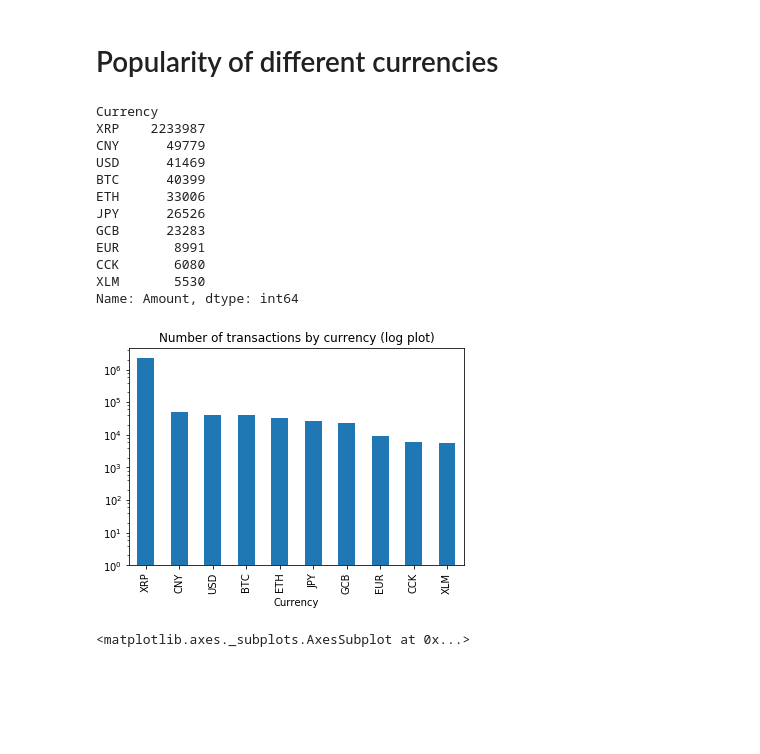
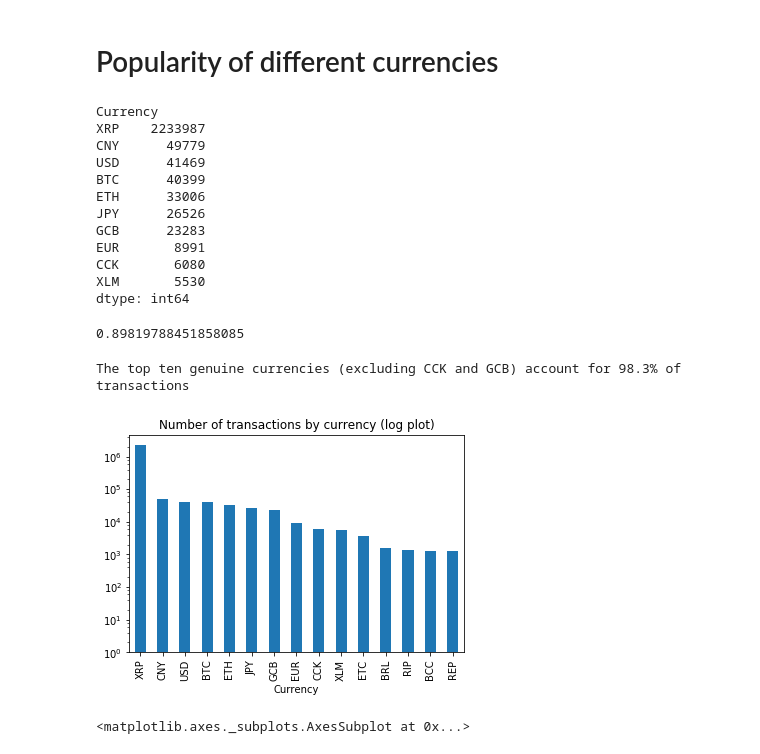
Before and after one commit to tur-ium/Ripple-and-privacy, a Jupyter notebook: Ripple dataset summary.ipynb, the cells around one changed output. Saved outputs shown, nothing was run; the diff lists cells and outputs as text; code cells hidden in the pictures; blank space fills up the shorter version.

Commit message:
Add files via upload
Calculated proportion of dataset using the most popular currencies

```diff
--- a/Ripple dataset summary.ipynb
+++ b/Ripple dataset summary.ipynb
@@ -283,3 +255,4 @@ plt.barh(np.arange(0,len(rec_ordered_by_sen),1),vals,height=.8,tick_label=range(
 # %%
 #Amount by currency
 grouped_c = dataset.groupby('Currency')
+grouped_c_agg = grouped_c.size()
@@ -286,34 +261,45 @@ grouped_c = dataset.groupby('Currency')
+# %%
+grouped_c_agg.nlargest(10)
+# %% [output]
+Currency
+XRP    2233987
+CNY      49779
+USD      41469
+BTC      40399
+ETH      33006
+JPY      26526
+GCB      23283
+EUR       8991
+CCK       6080
+XLM       5530
+dtype: int64
+# %%
+#What proportion of transactions are made using XRP?
+grouped_c_agg['XRP']/len(dataset)
+# %% [output]
+0.89819788451858085
 # %%
 #We probably aren't interested in the less used currrencies, so take the top 10 currencies \
 # (XRP,CNY,USD,BTC,ETH,JPY,GCB,EUR,CCK,XLM)
-# * XRP is the native currency of XRP land
+# * XRP is the native currency of Ripple
 # * CNY is Chinese Yuan
 # * USD is US dollars
 # * BTC is Bitcoin
 # * ETH is Etherium
 # * JPY is Japanese Yen
 # * GCB appears to be a scam currency https://www.xrpchat.com/topic/2392-gcb-scam-detail/
 # * EUR I shouldn't need to explain
 # * CCK is also probably some scam currency as there are no references to it anywhere else
 # * XLM is Stellar Lumens (another cryptocurrency)
 plt.figure()
 plt.title('Number of transactions by currency (log plot)')
-grouped_c_agg['Amount'].nlargest(10).plot.bar(log=True) #For the detail
-grouped_c_agg['Amount'].nlargest(10)
+grouped_c_agg.nlargest(15).plot.bar(log=True) #For the detail
+
+valid_proportion = (sum(grouped_c_agg.nlargest(12))-(grouped_c_agg['CCK']+grouped_c_agg['GCB']))/len(dataset)
+print("The top ten genuine currencies (excluding CCK and GCB) account for {:.1%} of transactions".format(valid_proportion))
 # %% [output]
-Currency
-XRP    2233987
-CNY      49779
-USD      41469
-BTC      40399
-ETH      33006
-JPY      26526
-GCB      23283
-EUR       8991
-CCK       6080
-XLM       5530
-Name: Amount, dtype: int64
+The top ten genuine currencies (excluding CCK and GCB) account for 98.3% of transactions
-[figure, old version]
+[figure, new version]
 # %%
 # Just in case you are interested in the full distribution of the different currencies, here they are:
 grouped_c_agg = grouped_c.count()
```
Also changed, not shown: parts of 17 cells of this notebook.
